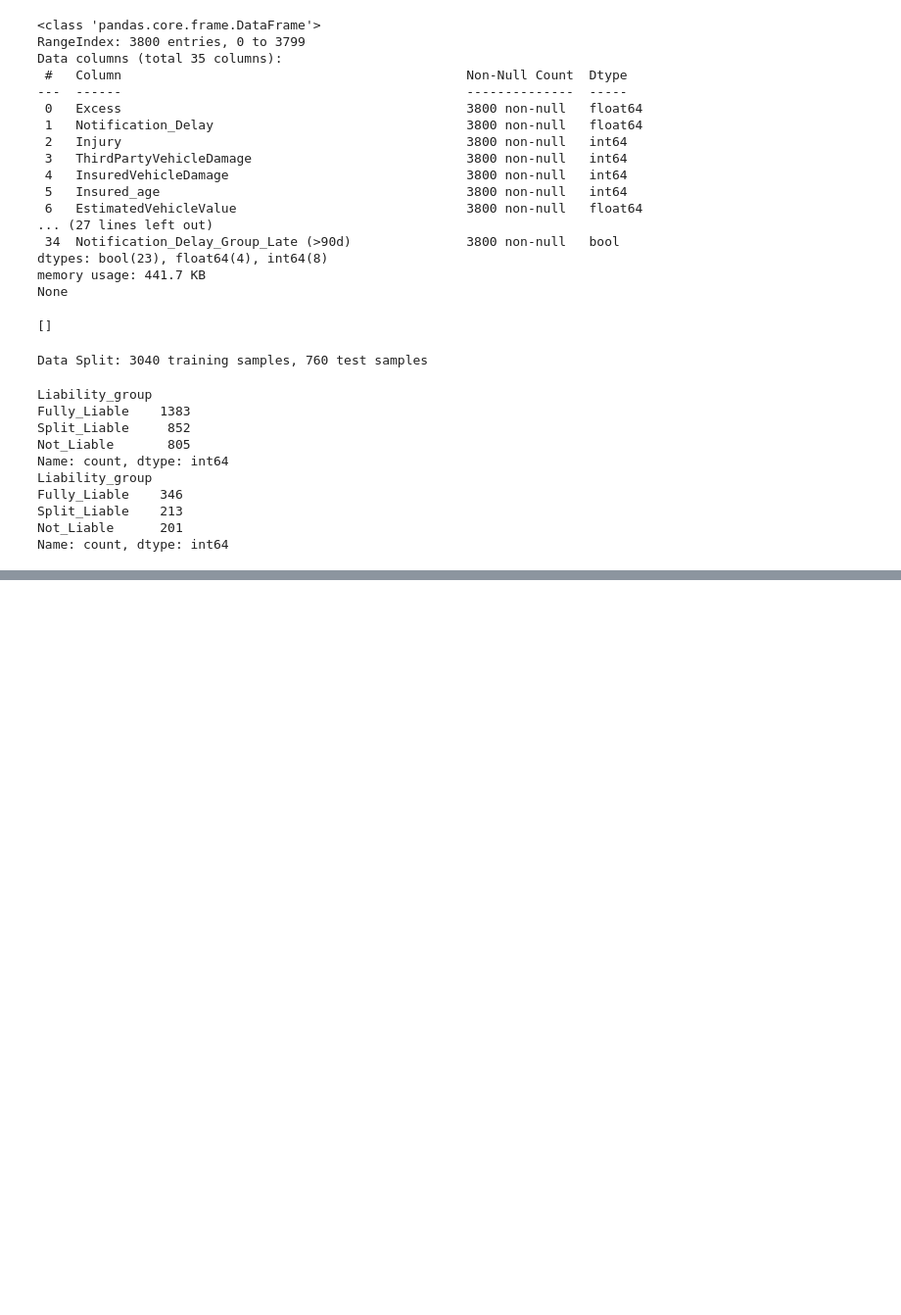
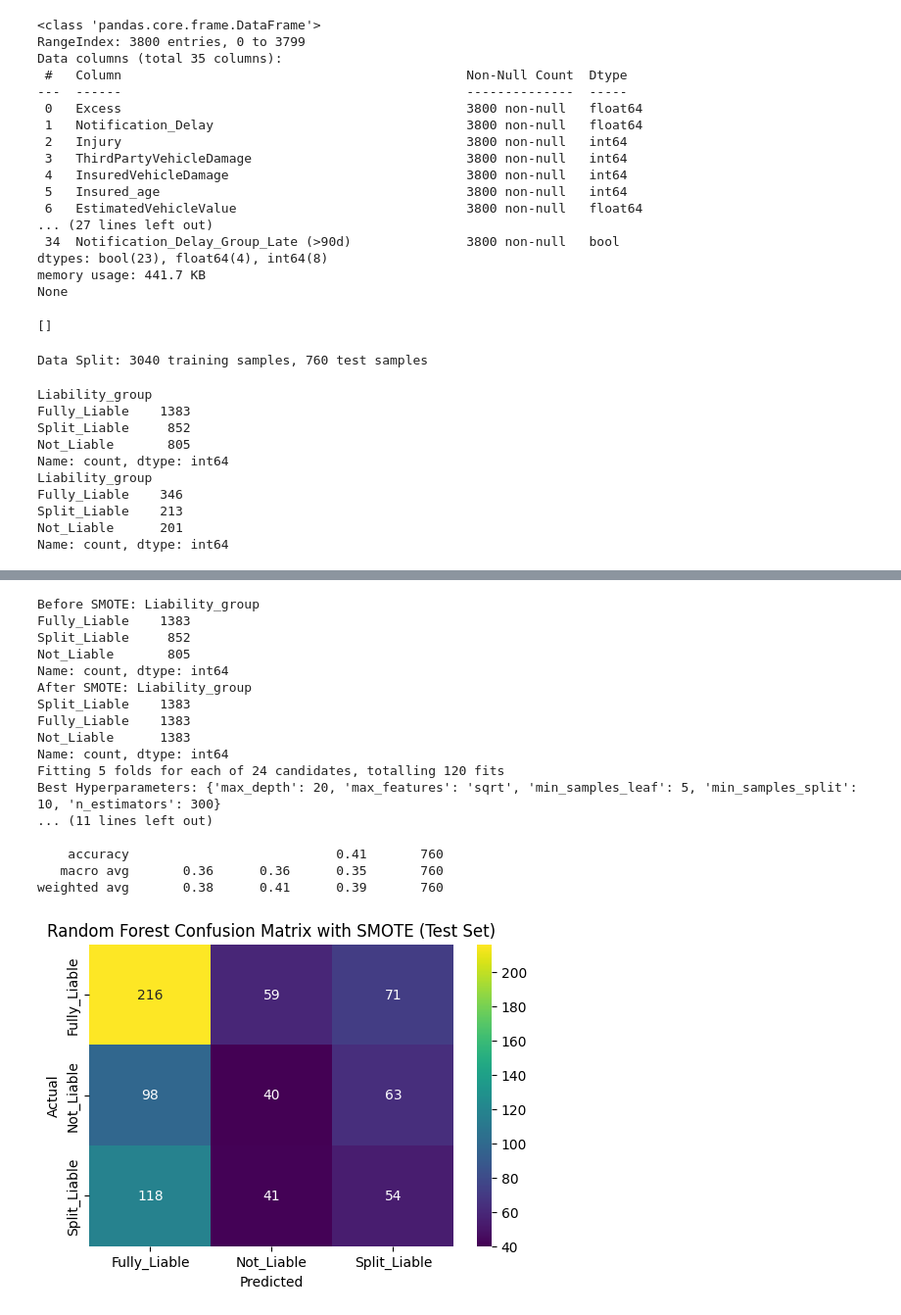
Before and after one commit to Nandana-Ajoy/Claims, a Jupyter notebook: notebooks/eda.ipynb, the cells around one changed output, grey strips where cells are left out. Shown at 98% size. Saved outputs shown, nothing was run; the diff lists cells and outputs as text; code cells hidden in the pictures; blank space fills up the shorter version.

```diff
--- a/notebooks/eda.ipynb
+++ b/notebooks/eda.ipynb
@@ -462,0 +497,76 @@ print([col for col in X_encoded.columns if "Liability_group" in col])
+# %%
+import numpy as np
+import pandas as pd
+from sklearn.ensemble import RandomForestClassifier
+from sklearn.model_selection import GridSearchCV, StratifiedKFold
+from sklearn.metrics import accuracy_score, classification_report, confusion_matrix
+from imblearn.over_sampling import SMOTE
+import seaborn as sns
+import matplotlib.pyplot as plt
+
+smote = SMOTE(random_state=42)
+X_train_res, y_train_res = smote.fit_resample(X_train_scaled, y_train)
+
+print("Before SMOTE:", y_train.value_counts())
+print("After SMOTE:", pd.Series(y_train_res).value_counts())
+
+rf = RandomForestClassifier(random_state=42, class_weight=None)
+
+param_grid = {
+    'n_estimators': [200, 300],
+    'max_depth': [10, 15, 20],
+    'min_samples_split': [10, 20],
+    'min_samples_leaf': [5, 10],
+    'max_features': ['sqrt']
+}
+
+cv = StratifiedKFold(n_splits=5, shuffle=True, random_state=42)
+
+grid_rf = GridSearchCV(
+    estimator=rf,
+    param_grid=param_grid,
+    scoring='f1_weighted',
+    n_jobs=-1,
+    verbose=1
+)
+
+grid_rf.fit(X_train_res, y_train_res)
+
+print("Best Hyperparameters:", grid_rf.best_params_)
+
+y_pred_train = grid_rf.predict(X_train_scaled)
+y_pred_test = grid_rf.predict(X_test_scaled)
+
+print("Random Forest Performance with SMOTE\n")
+print(f"Training Accuracy: {accuracy_score(y_train, y_pred_train):.4f}")
+print(f"Test Accuracy: {accuracy_score(y_test, y_pred_test):.4f}\n")
+
+print("Classification Report (Test Set):")
+print(classification_report(y_test, y_pred_test))
+
+cm = confusion_matrix(y_test, y_pred_test, labels=grid_rf.classes_)
+plt.figure(figsize=(6,4))
+sns.heatmap(cm, annot=True, fmt='d', cmap='viridis', xticklabels=grid_rf.classes_, yticklabels=grid_rf.classes_)
+plt.xlabel("Predicted")
+plt.ylabel("Actual")
+plt.title("Random Forest Confusion Matrix with SMOTE (Test Set)")
+plt.show()
+# %% [output]
+Before SMOTE: Liability_group
+Fully_Liable    1383
+Split_Liable     852
+Not_Liable       805
+Name: count, dtype: int64
+After SMOTE: Liability_group
+Split_Liable    1383
+Fully_Liable    1383
+Not_Liable      1383
+Name: count, dtype: int64
+Fitting 5 folds for each of 24 candidates, totalling 120 fits
+Best Hyperparameters: {'max_depth': 20, 'max_features': 'sqrt', 'min_samples_leaf': 5, 'min_samples_split': 10, 'n_estimators': 300}
+... (11 lines left out)
+
+    accuracy                           0.41       760
+   macro avg       0.36      0.36      0.35       760
+weighted avg       0.38      0.41      0.39       760
+[figure, added]
```
Also changed, not shown: parts of 10 cells of this notebook.
